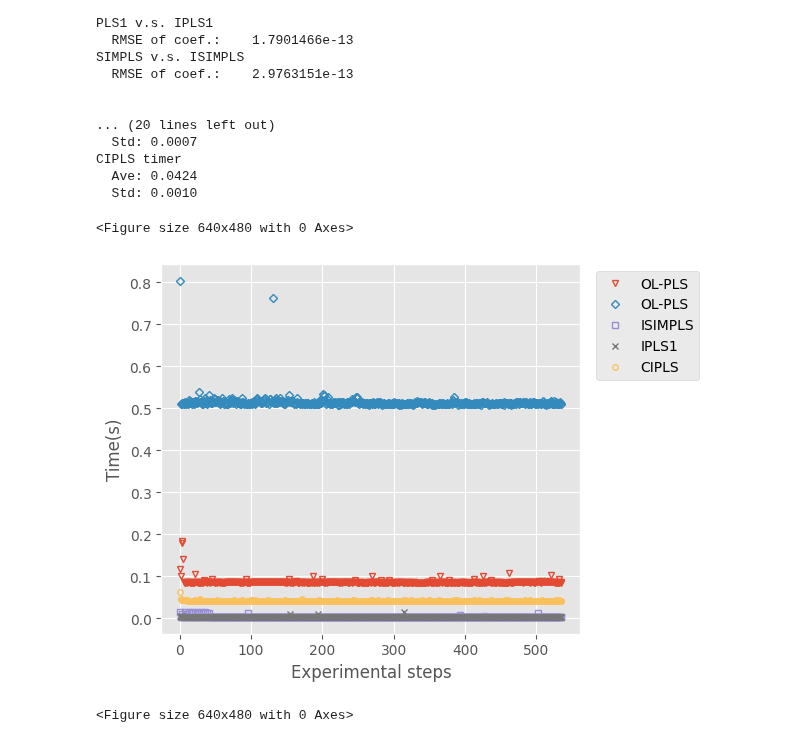
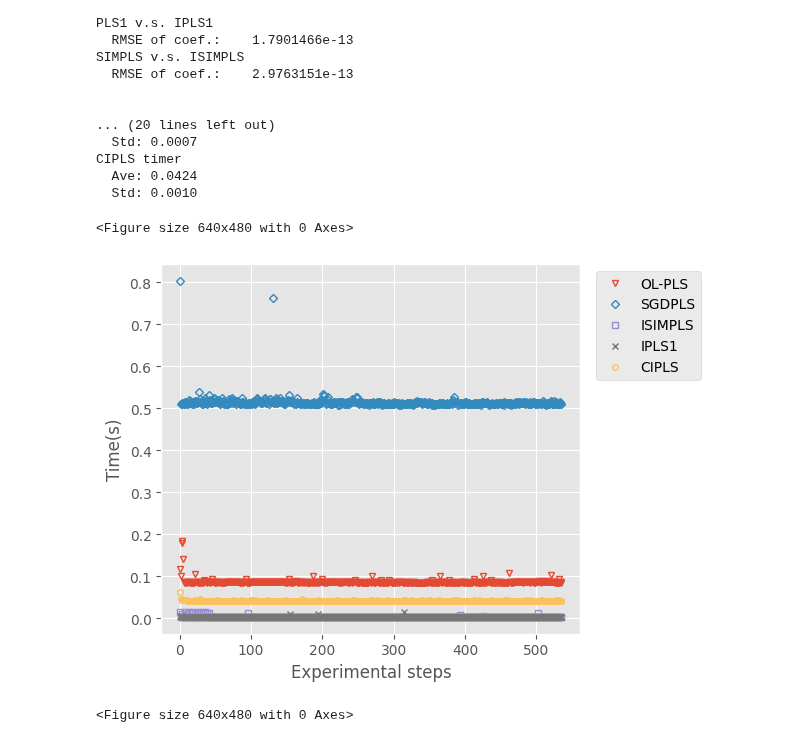
Before and after one commit to tachen90208/wiresstat-iplsreview, a Jupyter notebook: PLS1_CTSlice.ipynb, the cells around one changed output. Drawn from its saved outputs; the diff is of its cells as text; code cells hidden in the pictures.

```diff
--- a/PLS1_CTSlice.ipynb
+++ b/PLS1_CTSlice.ipynb
@@ -224,32 +224,32 @@ CIPLS timer
 # %%
 N_steps= len(ISIMPLS['timer'][0])
 plt.subplots_adjust(right=.65)
 plt.style.use('ggplot')
 fig, ax = plt.subplots()
 ms = 4
 
 plt.subplots_adjust(right=.78)
 
 plt.plot(range(1,N_steps+1), OLPLS['timer'][1],
                 label='OL-PLS', ls='', marker='v', markersize=ms, fillstyle='none')
 plt.plot(range(1,N_steps+1), SGDPLS['timer'][1],
-                label='OL-PLS', ls='', marker='D', markersize=ms, fillstyle='none')
+                label='SGDPLS', ls='', marker='D', markersize=ms, fillstyle='none')
 plt.plot(range(1,N_steps+1), ISIMPLS['timer'][1],
                 label='ISIMPLS', ls='', marker='s', markersize=ms, fillstyle='none')
 plt.plot(range(1,N_steps+1), IPLS1['timer'][1],
                 label='IPLS1', ls='', marker='x', markersize=ms, fillstyle='none')
 plt.plot(range(1,N_steps+1), CIPLS['timer'][1],
                 label='CIPLS', ls='', marker='o', markersize=ms, fillstyle='none')
 
 
 ax.set_xlabel("Experimental steps")
 ax.set_ylabel("Time(s)")
 ax.legend(bbox_to_anchor=(1.02,1), loc='upper left')
 plt.savefig('./fig/CTSlices_inc01.pdf')
 # plt.close()
 # %% [output]
 <Figure size 640x480 with 0 Axes>
-[figure, old version]
+[figure, new version]
 # %%
 N_steps= len(ISIMPLS['timer'][0])
 plt.subplots_adjust(right=.65)
```
Also changed, not shown: parts of 2 cells of this notebook, 1 other file.
